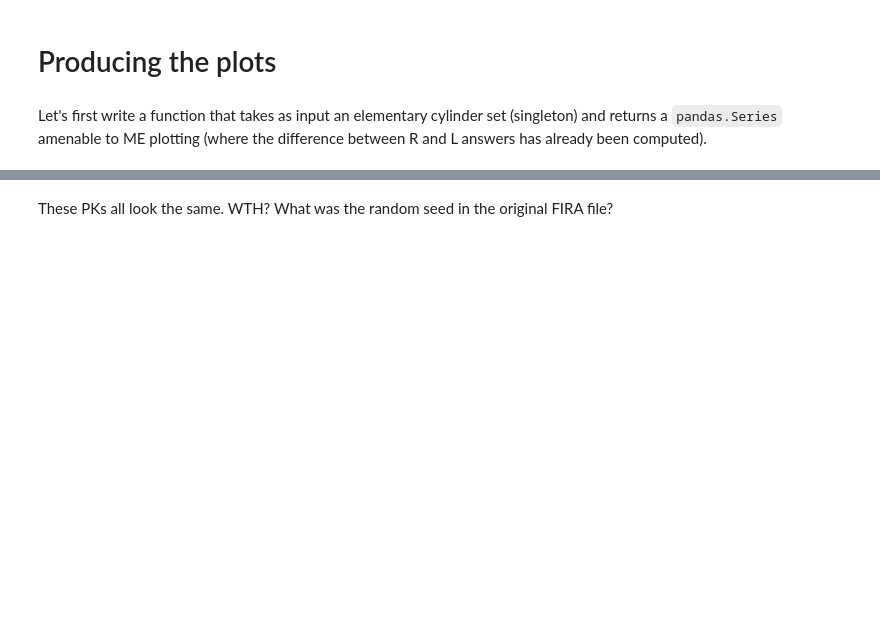
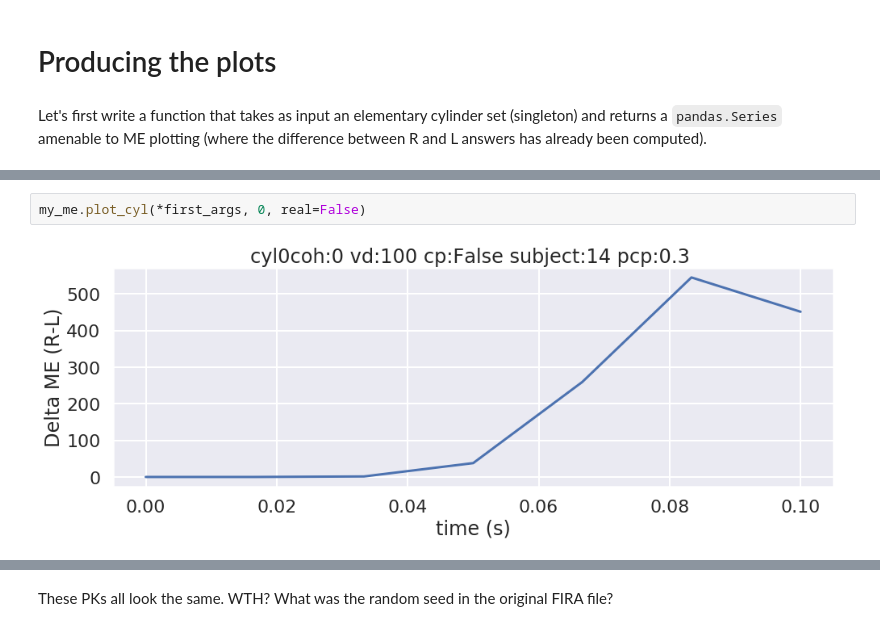
Before and after one commit to aernesto/motion_energy_Adrian, a Jupyter notebook: Python/notebooks/ME_Fall_2019_II.ipynb, the cells around one changed output, grey strips where cells are left out. Cells and saved outputs as stored; diff of their text form; blank space fills up the shorter version.

```diff
--- a/Python/notebooks/ME_Fall_2019_II.ipynb
+++ b/Python/notebooks/ME_Fall_2019_II.ipynb
@@ -157,0 +92,4 @@ plot_cyl(0)
+# %%
+my_me.plot_cyl(*first_args, 0, real=False)
+# %% [output]
+[figure, added]
```
Also changed, not shown: parts of 20 cells of this notebook, 2 other files.
